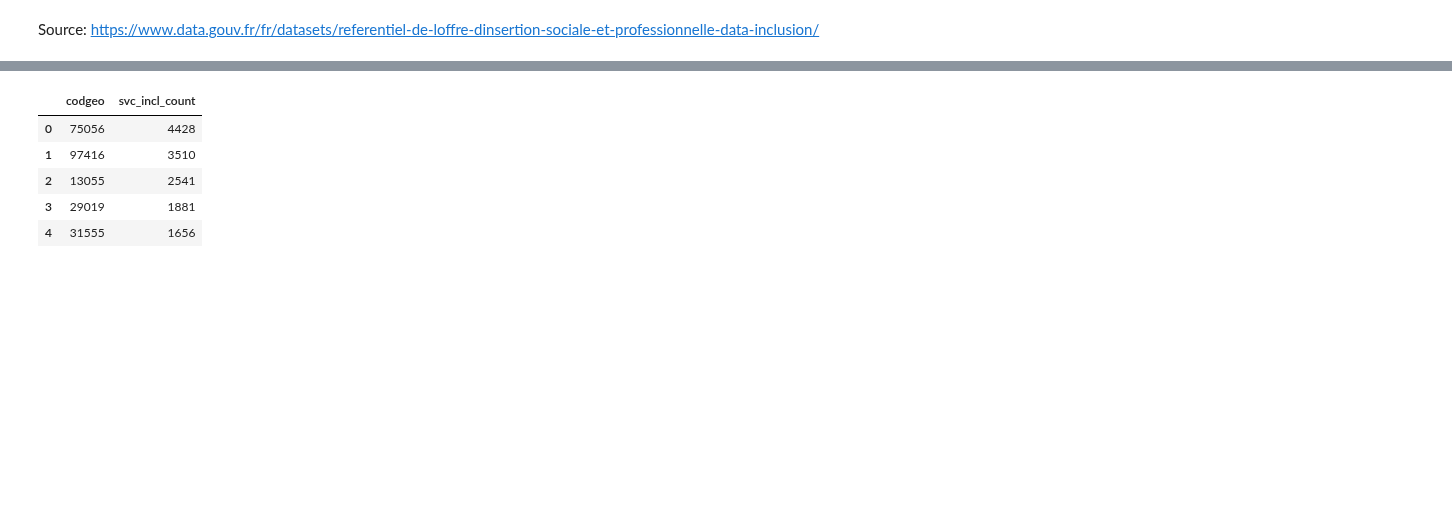
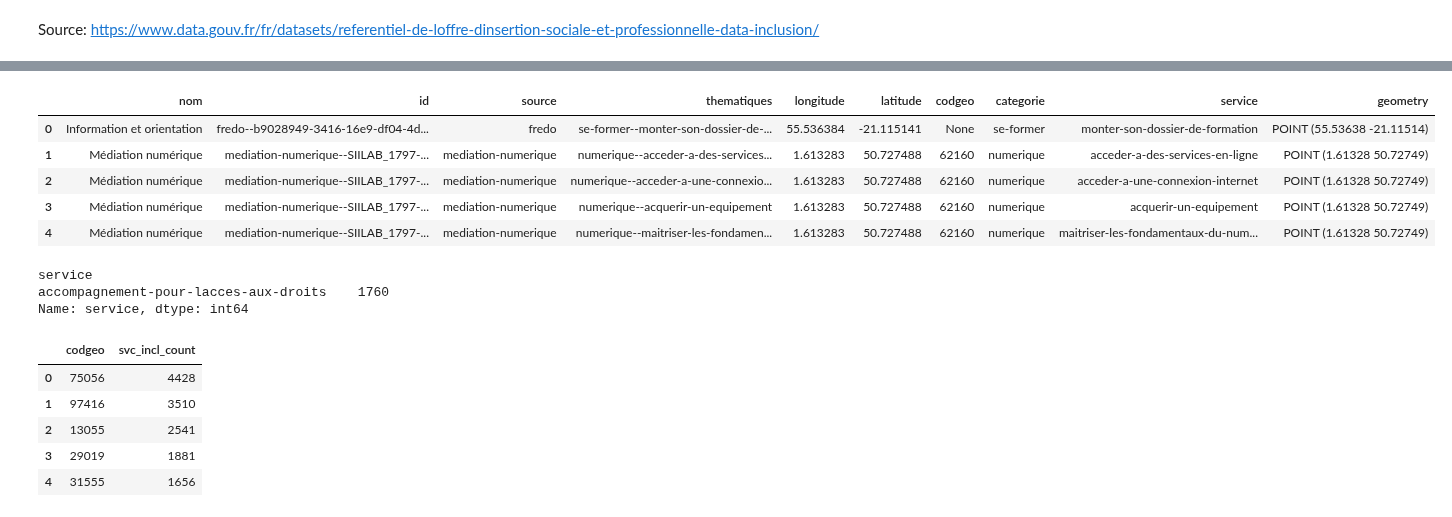
Before and after one commit to jbesan/13_odis_stream2, a Jupyter notebook: notebooks/odis_stream2_data_gathering.ipynb, the cells around one changed output, grey strips where cells are left out. Cells and saved outputs as stored; diff of their text form; code cells hidden in the pictures; blank space fills up the shorter version.

```diff
--- a/notebooks/odis_stream2_data_gathering.ipynb
+++ b/notebooks/odis_stream2_data_gathering.ipynb
@@ -517,21 +517,5 @@ logements_sociaux['log_soc_inoccupes'] = logements_sociaux['log_soc_vacants'].as
 # %% [markdown]
 Source: https://www.data.gouv.fr/fr/datasets/referentiel-de-loffre-dinsertion-sociale-et-professionnelle-data-inclusion/
 # %%
-incl = json.load(open('../csv/services-inclusion-2025-04-28.geojson'))
+incl = json.load(open('../csv/services-inclusion-2025-11-24.geojson'))
 incl_norm = pd.json_normalize(data=incl, record_path='features')
-incl_norm.rename(columns={
-    'properties.nom':'nom',
-    'properties.structure_id':'structure_id',
-    'properties.source':'source',
-    'properties.types':'types',
-    'properties.thematiques':'thematiques',
-    'properties.frais':'frais',
-    'properties.profils':'profils',
-    'properties.longitude':'longitude',
-    'properties.latitude':'latitude',
-    'properties.adresse':'adresse',
-    'properties.code_insee':'codgeo',
-    'properties.presentation_resume':'presentation_resume',
-    }, inplace=True)
-
-incl_norm = incl_norm[['nom','structure_id','source','types','thematiques','frais','profils','longitude','latitude','adresse','codgeo','presentation_resume']]
@@ -538,3 +530,15 @@ incl_norm = incl_norm[['nom','structure_id','source','types','thematiques','frai
+# %%
+incl_norm.rename(columns={
+    'properties.nom':'nom',
+    'properties.id':'id',
+    'properties.source':'source',
+    'properties.thematiques':'thematiques',
+    'properties.longitude':'longitude',
+    'properties.latitude':'latitude',
+    'properties.code_insee':'codgeo',
+    }, inplace=True)
+
+incl_norm = incl_norm[['nom','id','source', 'thematiques', 'longitude','latitude','codgeo']]
 # %%
 incl_exploded=incl_norm.explode('thematiques')
 incl_exploded.dropna(subset='thematiques', inplace=True, ignore_index=True)
@@ -544,6 +548,23 @@ incl_exploded = pd.concat([incl_exploded, thematiques_split_df], axis=1)
 incl_exploded['geometry'] = gpd.points_from_xy(incl_exploded.longitude, incl_exploded.latitude)
 incl_exploded = gpd.GeoDataFrame(incl_exploded, geometry='geometry', crs='EPSG:4326')
 incl_exploded.to_parquet('../csv/odis_services_incl_exploded.parquet')
+# %%
+incl_exploded.head()
+# %% [output]
+|  | nom | id | source | thematiques | longitude | latitude | codgeo | categorie | service | geometry |
+| 0 | Information et orientation | fredo--b9028949-3416-16e9-df04-4d... | fredo | se-former--monter-son-dossier-de-... | 55.536384 | -21.115141 | None | se-former | monter-son-dossier-de-formation | POINT (55.53638 -21.11514) |
+| 1 | Médiation numérique | mediation-numerique--SIILAB_1797-... | mediation-numerique | numerique--acceder-a-des-services... | 1.613283 | 50.727488 | 62160 | numerique | acceder-a-des-services-en-ligne | POINT (1.61328 50.72749) |
+| 2 | Médiation numérique | mediation-numerique--SIILAB_1797-... | mediation-numerique | numerique--acceder-a-une-connexio... | 1.613283 | 50.727488 | 62160 | numerique | acceder-a-une-connexion-internet | POINT (1.61328 50.72749) |
+| 3 | Médiation numérique | mediation-numerique--SIILAB_1797-... | mediation-numerique | numerique--acquerir-un-equipement | 1.613283 | 50.727488 | 62160 | numerique | acquerir-un-equipement | POINT (1.61328 50.72749) |
+| 4 | Médiation numérique | mediation-numerique--SIILAB_1797-... | mediation-numerique | numerique--maitriser-les-fondamen... | 1.613283 | 50.727488 | 62160 | numerique | maitriser-les-fondamentaux-du-num... | POINT (1.61328 50.72749) |
+# %%
+
+
+incl_exploded[incl_exploded.service.str.contains('droits')].groupby('service').service.count().sort_values(ascending=False).head(50)
+# %% [output]
+service
+accompagnement-pour-lacces-aux-droits    1760
+Name: service, dtype: int64
 # %%
 # services_incl_source_agg = incl_exploded.value_counts(['source', 'codgeo']).rename('svc_incl_count').reset_index()
 services_incl_agg = incl_exploded.value_counts(['codgeo']).rename('svc_incl_count').reset_index()
```
Also changed, not shown: parts of 2 cells of this notebook.
